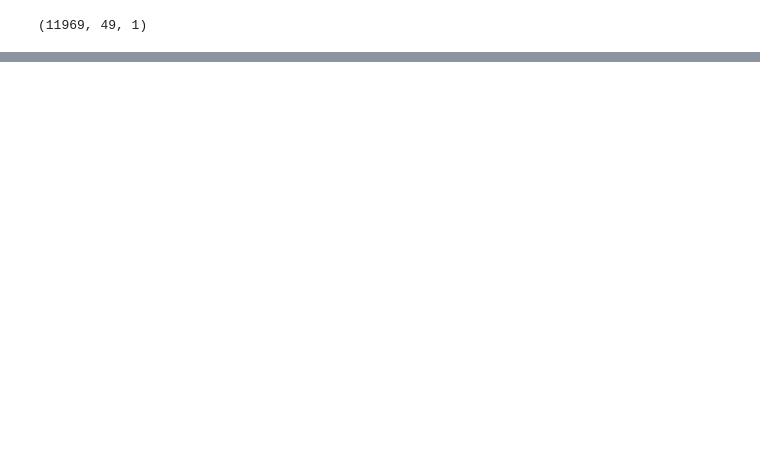
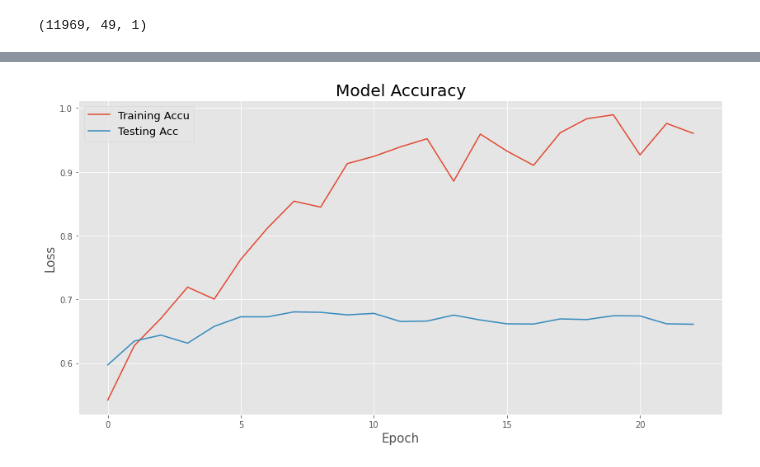
Before and after one commit to ZacharyVillarreal/Predicting-Humans-Affectively, a Jupyter notebook: src/Audio/Audio_Processing.ipynb, the cells around one changed output, grey strips where cells are left out. Saved outputs shown, nothing was run; the diff lists cells and outputs as text; code cells hidden in the pictures; blank space fills up the shorter version.

```diff
--- a/src/Audio/Audio_Processing.ipynb
+++ b/src/Audio/Audio_Processing.ipynb
@@ -399,3 +458,18 @@ print_confusion_matrix(c, class_names = classes)
+# %%
+def create_plot(model_history):
+        '''Check the logloss of both train and validation, make sure they are close and have plateau'''
+        plt.figure(figsize = (14, 7))
+        plt.plot(model_history.history['acc'])
+        plt.plot(model_history.history['val_acc'])
+        plt.title('Model Accuracy', fontsize = 20)
+        plt.ylabel('Loss', fontsize = 15)
+        plt.xlabel('Epoch', fontsize = 15)
+        plt.legend(['Training Accu', 'Testing Acc'], loc='upper left', fontsize = 13)
+        plt.show()
+# %%
+create_plot(h)
+# %% [output]
+[figure, added]
 # %%
 # Classification report
 classes = finaldf.actualvalues.unique()
```
Also changed, not shown: parts of 23 cells of this notebook, 9 other files.
